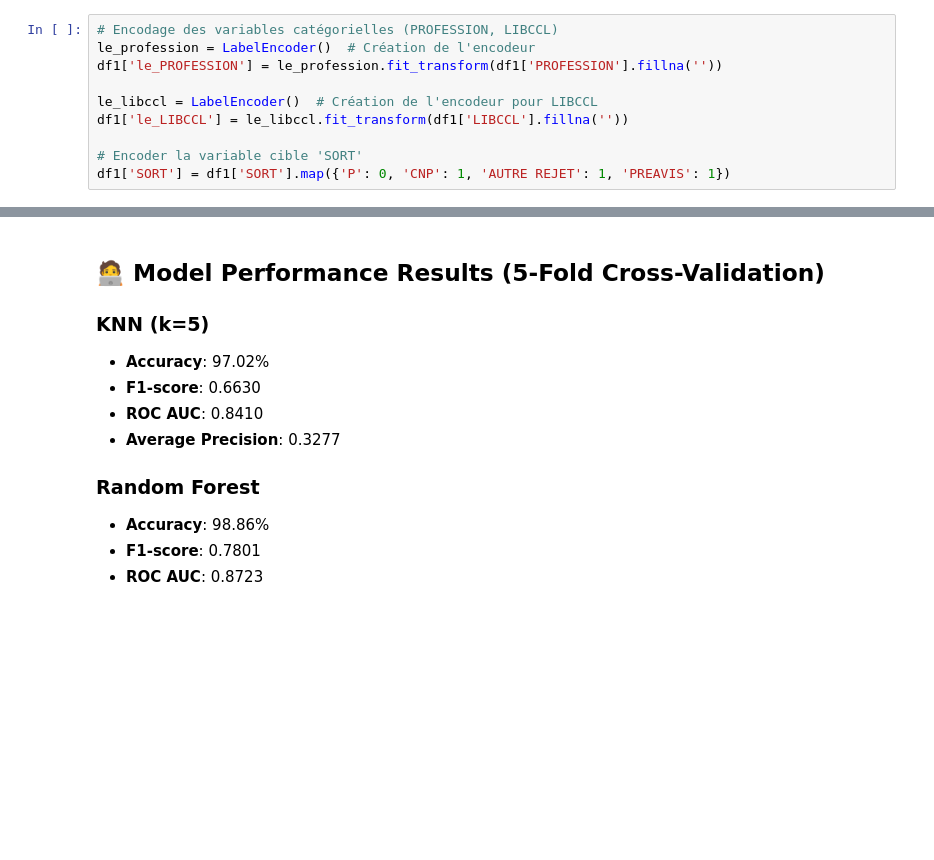
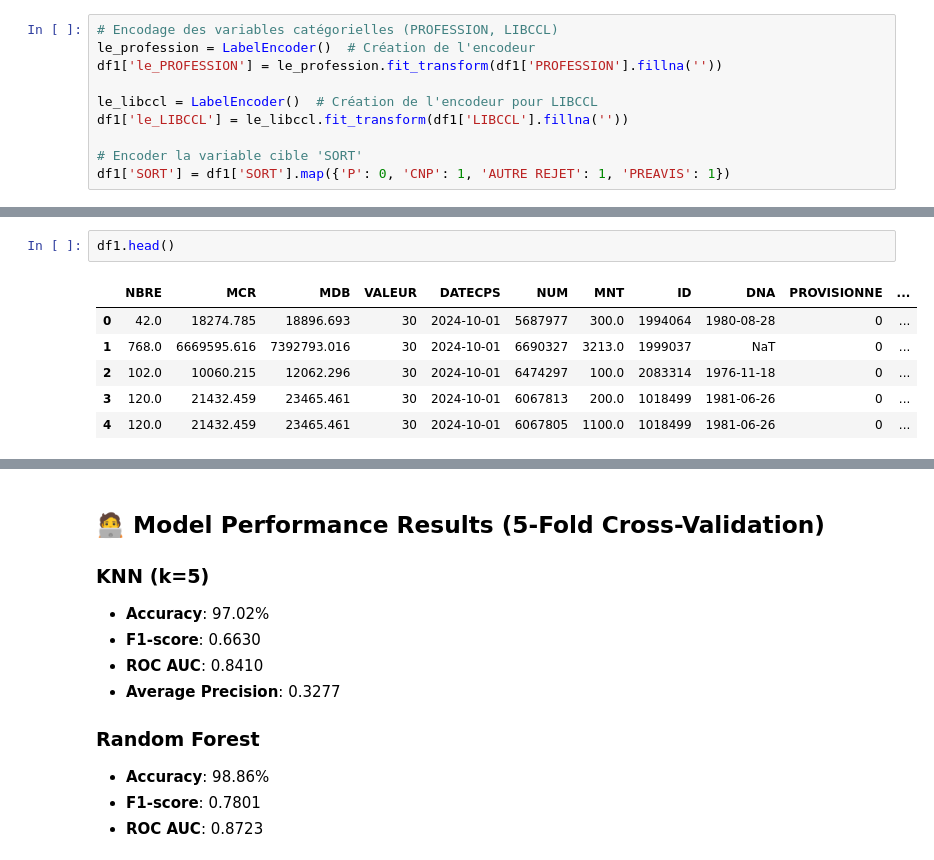
Before and after one commit to WissemZera/SystemeDePrediction, a Jupyter notebook: risk_prediction_check_payments.ipynb, the cells around one changed output, grey strips where cells are left out. Cells and saved outputs as stored; diff of their text form; blank space fills up the shorter version.

```diff
--- a/risk_prediction_check_payments.ipynb
+++ b/risk_prediction_check_payments.ipynb
@@ -179,3 +216,12 @@ print(skew_values)
+# %%
+df1.head()
+# %% [output]
+|  | NBRE | MCR | MDB | VALEUR | DATECPS | NUM | MNT | ID | DNA | PROVISIONNE | ... |
+| 0 | 42.0 | 18274.785 | 18896.693 | 30 | 2024-10-01 | 5687977 | 300.0 | 1994064 | 1980-08-28 | 0 | ... |
+| 1 | 768.0 | 6669595.616 | 7392793.016 | 30 | 2024-10-01 | 6690327 | 3213.0 | 1999037 | NaT | 0 | ... |
+| 2 | 102.0 | 10060.215 | 12062.296 | 30 | 2024-10-01 | 6474297 | 100.0 | 2083314 | 1976-11-18 | 0 | ... |
+| 3 | 120.0 | 21432.459 | 23465.461 | 30 | 2024-10-01 | 6067813 | 200.0 | 1018499 | 1981-06-26 | 0 | ... |
+| 4 | 120.0 | 21432.459 | 23465.461 | 30 | 2024-10-01 | 6067805 | 1100.0 | 1018499 | 1981-06-26 | 0 | ... |
 # %%
 # Manual list from your skewness output
 median_cols = ['NBRE', 'MCR', 'MDB', 'MNT', 'SORT', 'le_PROFESSION', 'le_LIBCCL', 'NUM']
```
Also changed, not shown: parts of 15 cells of this notebook, 2 other files.
